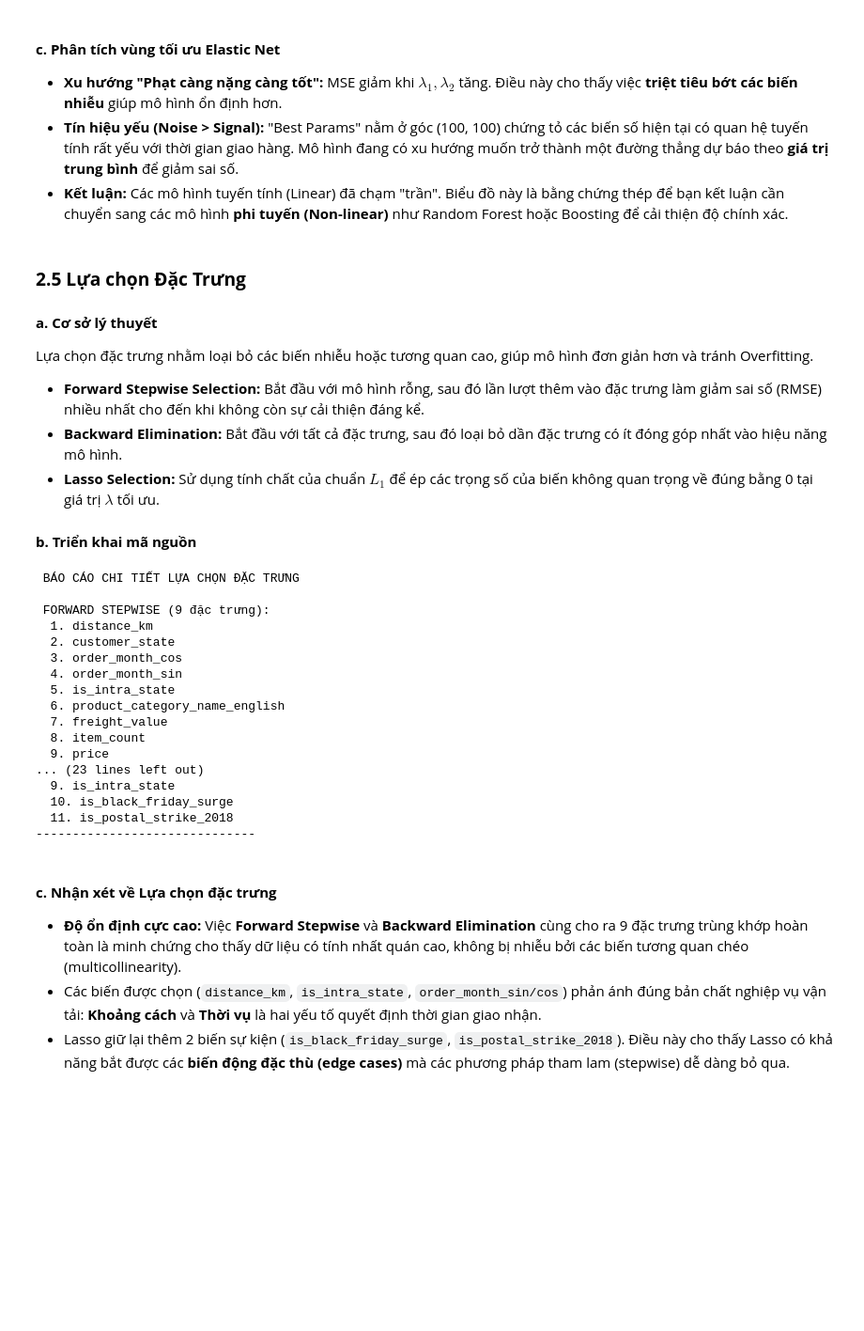
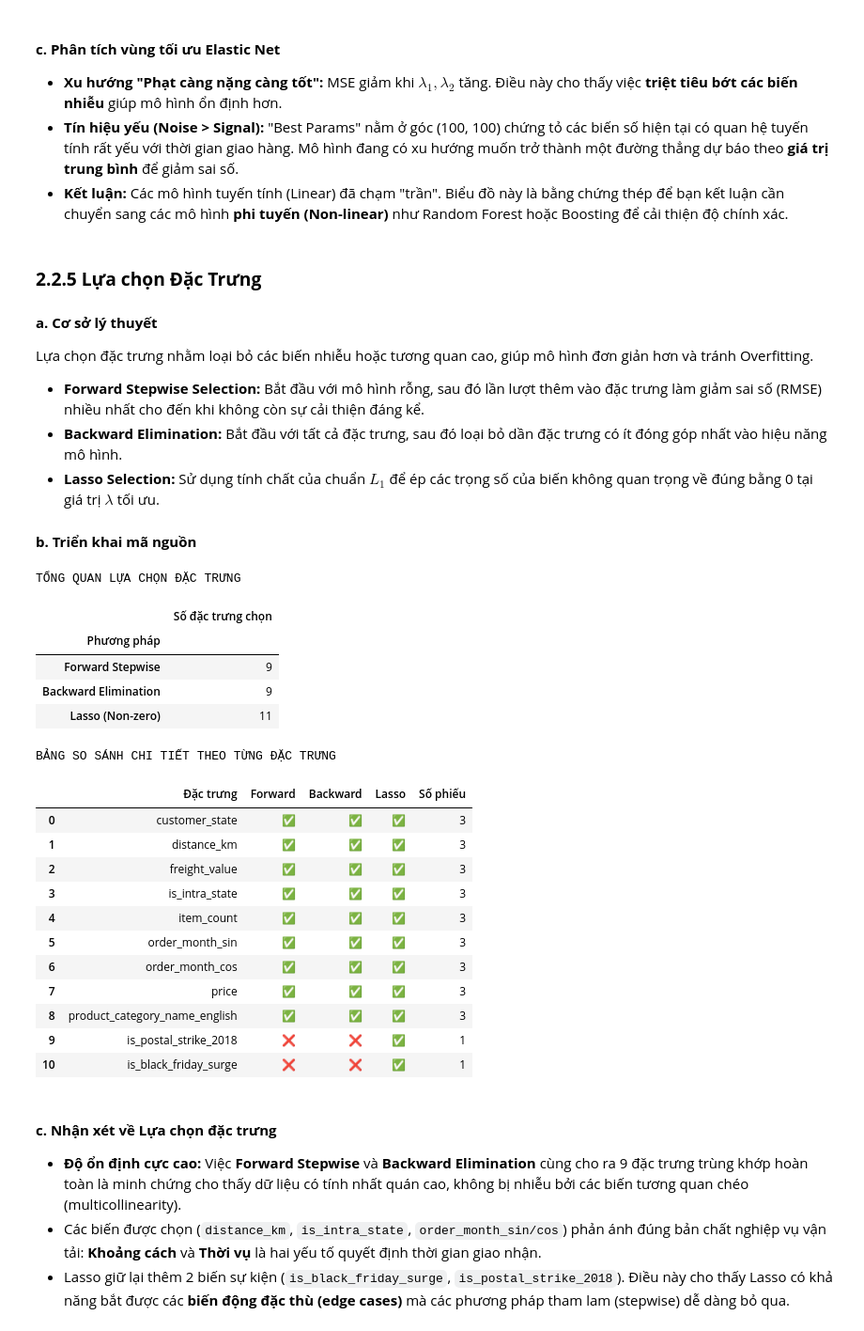
Before and after one commit to conluoi123/Machine-Learning---Project-1-, a Jupyter notebook: code/Part1_Regression/models.ipynb, the cells around one changed output. Shown at 94% size. Cells and saved outputs as stored; diff of their text form; code cells hidden in the pictures; blank space fills up the shorter version.

```diff
--- a/code/Part1_Regression/models.ipynb
+++ b/code/Part1_Regression/models.ipynb
@@ -1027,7 +1221,7 @@ plt.show()
 * **Tín hiệu yếu (Noise > Signal):** "Best Params" nằm ở góc (100, 100) chứng tỏ các biến số hiện tại có quan hệ tuyến tính rất yếu với thời gian giao hàng. Mô hình đang có xu hướng muốn trở thành một đường thẳng dự báo theo **giá trị trung bình** để giảm sai số.
 * **Kết luận:** Các mô hình tuyến tính (Linear) đã chạm "trần". Biểu đồ này là bằng chứng thép để bạn kết luận cần chuyển sang các mô hình **phi tuyến (Non-linear)** như Random Forest hoặc Boosting để cải thiện độ chính xác.
 # %% [markdown]
-### **2.5 Lựa chọn Đặc Trưng**
+### **2.2.5 Lựa chọn Đặc Trưng**
 #### **a. Cơ sở lý thuyết**
 Lựa chọn đặc trưng nhằm loại bỏ các biến nhiễu hoặc tương quan cao, giúp mô hình đơn giản hơn và tránh Overfitting.
 
@@ -1089,61 +1283,76 @@ def backward_elimination():
             current_best_mse = best_step_mse
             selected.remove(worst_feature)
         else:
             break
     return selected
 
 def print_full_feature_report(fw_names, bw_names, lasso_names):
-    print(" BÁO CÁO CHI TIẾT LỰA CHỌN ĐẶC TRƯNG ")
+    # 1. Bảng tổng quan
+    summary_df = pd.DataFrame({
+        'Phương pháp': ['Forward Stepwise', 'Backward Elimination', 'Lasso (Non-zero)'],
+        'Số đặc trưng chọn': [len(fw_names), len(bw_names), len(lasso_names)]
+    }).set_index('Phương pháp')
 
-    methods = [
-        ("FORWARD STEPWISE", fw_names),
-        ("BACKWARD ELIMINATION", bw_names),
-        ("LASSO (NON-ZERO)", lasso_names)
-    ]
+    print("TỔNG QUAN LỰA CHỌN ĐẶC TRƯNG")
+    display(summary_df)
 
-    for name, features in methods:
-        print(f"\n {name} ({len(features)} đặc trưng):")
-        for i, f in enumerate(features, 1):
-            print(f"  {i}. {f}")
-        print("-" * 30)
+    # 2. Bảng so sánh chi tiết
+    all_features = sorted(set(fw_names) | set(bw_names) | set(lasso_names))
+
+    comparison_df = pd.DataFrame({
+        'Đặc trưng': all_features,
+        'Forward':   ['✅' if f in fw_names    else '❌' for f in all_features],
+        'Backward':  ['✅' if f in bw_names    else '❌' for f in all_features],
+        'Lasso':     ['✅' if f in lasso_names else '❌' for f in all_features],
+    })
+    comparison_df['Số phiếu'] = comparison_df[['Forward', 'Backward', 'Lasso']].apply(
+        lambda row: row.tolist().count('✅'), axis=1
+    )
+    comparison_df = comparison_df.sort_values('Số phiếu', ascending=False).reset_index(drop=True)
+
+    print("\nBẢNG SO SÁNH CHI TIẾT THEO TỪNG ĐẶC TRƯNG")
+    display(comparison_df)
+
 
 def feature_selection_report(X_train, y_train, feature_names, best_alpha_lasso):
     # 1. Chạy Forward
     fw_idx = forward_stepwise()
     fw_names = [feature_names[i] for i in fw_idx]
 
     # 2. Chạy Backward
     bw_idx = backward_elimination()
     bw_names = [feature_names[i] for i in bw_idx]
 
     # 3. Chạy Lasso với alpha tối ưu từ Grid Search
     lasso_sel = CustomLassoRegression(alpha=best_alpha_lasso).fit(X_train, y_train)
     lasso_idx = list(np.where(np.abs(lasso_sel.w[1:]) > 1e-5)[0])
     lasso_names = [feature_names[i] for i in lasso_idx]
 
     return fw_names, bw_names, lasso_names
 
 features = X_train.columns.tolist()
 fw, bw, ls = feature_selection_report(X_train, y_train, features, best_alpha_l)
 print_full_feature_report(fw, bw, ls)
 # %% [output]
- BÁO CÁO CHI TIẾT LỰA CHỌN ĐẶC TRƯNG
-
- FORWARD STEPWISE (9 đặc trưng):
-  1. distance_km
-  2. customer_state
-  3. order_month_cos
-  4. order_month_sin
-  5. is_intra_state
-  6. product_category_name_english
-  7. freight_value
-  8. item_count
-  9. price
-... (23 lines left out)
-  9. is_intra_state
-  10. is_black_friday_surge
-  11. is_postal_strike_2018
-------------------------------
+TỔNG QUAN LỰA CHỌN ĐẶC TRƯNG
+|  | Số đặc trưng chọn |
+| Phương pháp |  |
+| Forward Stepwise | 9 |
+| Backward Elimination | 9 |
+| Lasso (Non-zero) | 11 |
+BẢNG SO SÁNH CHI TIẾT THEO TỪNG ĐẶC TRƯNG
+|  | Đặc trưng | Forward | Backward | Lasso | Số phiếu |
+| 0 | customer_state | ✅ | ✅ | ✅ | 3 |
+| 1 | distance_km | ✅ | ✅ | ✅ | 3 |
+| 2 | freight_value | ✅ | ✅ | ✅ | 3 |
+| 3 | is_intra_state | ✅ | ✅ | ✅ | 3 |
+| 4 | item_count | ✅ | ✅ | ✅ | 3 |
+| 5 | order_month_sin | ✅ | ✅ | ✅ | 3 |
+| 6 | order_month_cos | ✅ | ✅ | ✅ | 3 |
+| 7 | price | ✅ | ✅ | ✅ | 3 |
+| 8 | product_category_name_english | ✅ | ✅ | ✅ | 3 |
+| 9 | is_postal_strike_2018 | ❌ | ❌ | ✅ | 1 |
+| 10 | is_black_friday_surge | ❌ | ❌ | ✅ | 1 |
 # %% [markdown]
 #### **c. Nhận xét về Lựa chọn đặc trưng**
 * **Độ ổn định cực cao:** Việc **Forward Stepwise** và **Backward Elimination** cùng cho ra 9 đặc trưng trùng khớp hoàn toàn là minh chứng cho thấy dữ liệu có tính nhất quán cao, không bị nhiễu bởi các biến tương quan chéo (multicollinearity).
```
Also changed, not shown: parts of 59 cells of this notebook, 9 other files.
